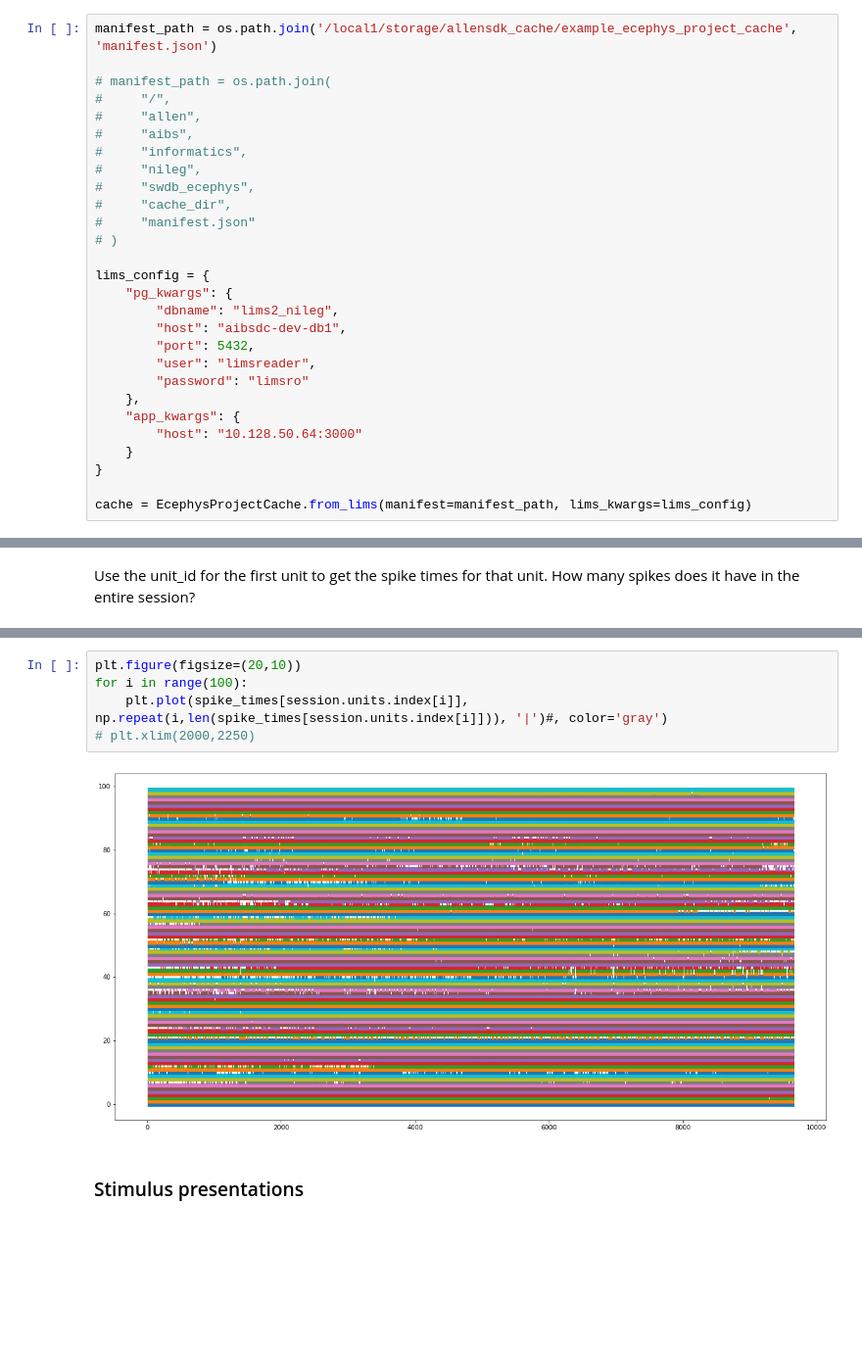
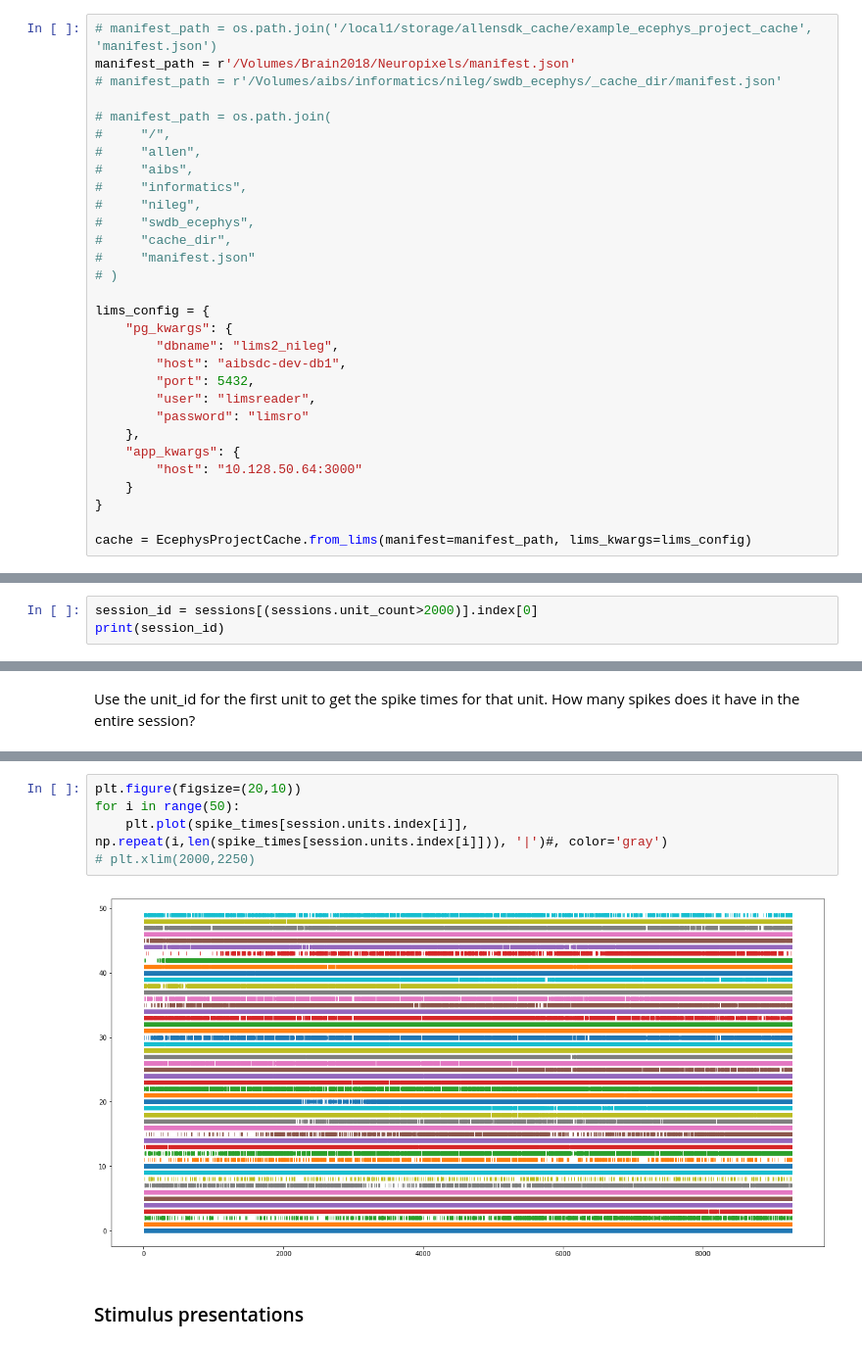
Before and after one commit to AllenInstitute/SWDB_2019, a Jupyter notebook: DynamicBrain/Neuropixels_walkthrough.ipynb, the cells around one changed output, grey strips where cells are left out. Shown at 98% size. Saved outputs shown, nothing was run; the diff lists cells and outputs as text; blank space fills up the shorter version.

```diff
--- a/DynamicBrain/Neuropixels_walkthrough.ipynb
+++ b/DynamicBrain/Neuropixels_walkthrough.ipynb
@@ -11,7 +11,9 @@ from allensdk.brain_observatory.ecephys import ecephys_session
 # fix slow autocomplete
 %config Completer.use_jedi = False
 # %%
-manifest_path = os.path.join('/local1/storage/allensdk_cache/example_ecephys_project_cache', 'manifest.json')
+# manifest_path = os.path.join('/local1/storage/allensdk_cache/example_ecephys_project_cache', 'manifest.json')
+manifest_path = r'/Volumes/Brain2018/Neuropixels/manifest.json'
+# manifest_path = r'/Volumes/aibs/informatics/nileg/swdb_ecephys/_cache_dir/manifest.json'
 
 # manifest_path = os.path.join(
 #     "/",
@@ -107,0 +151,3 @@ session = cache.get_session_data(session_id)
+# %%
+session_id = sessions[(sessions.unit_count>2000)].index[0]
+print(session_id)
@@ -198,9 +309,9 @@ Make a raster plot for the first 100 units
 # %%
 plt.figure(figsize=(20,10))
-for i in range(100):
+for i in range(50):
     plt.plot(spike_times[session.units.index[i]], np.repeat(i,len(spike_times[session.units.index[i]])), '|')#, color='gray')
 # plt.xlim(2000,2250)
 # %% [output]
-[figure, old version]
+[figure, new version]
 # %% [markdown]
 ### Stimulus presentations
```
Also changed, not shown: parts of 78 cells of this notebook.
